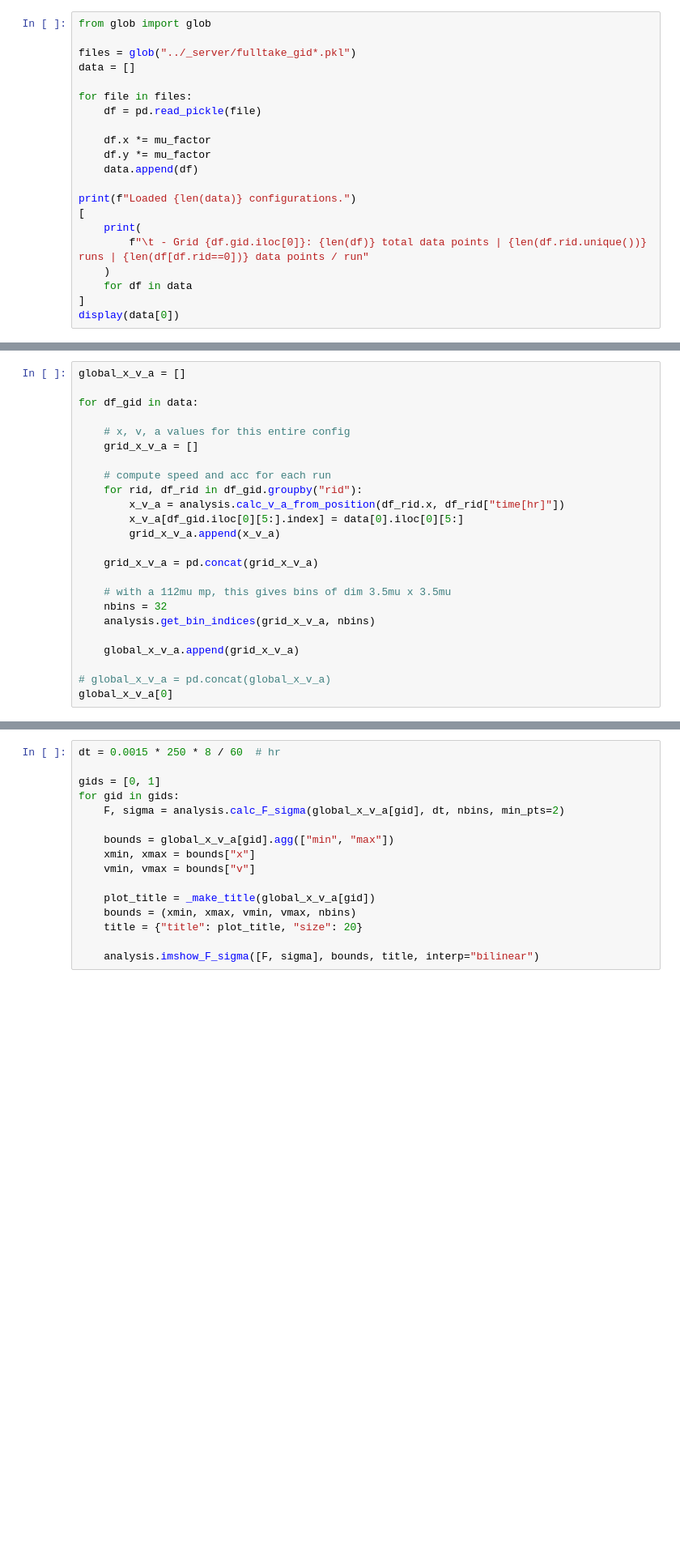
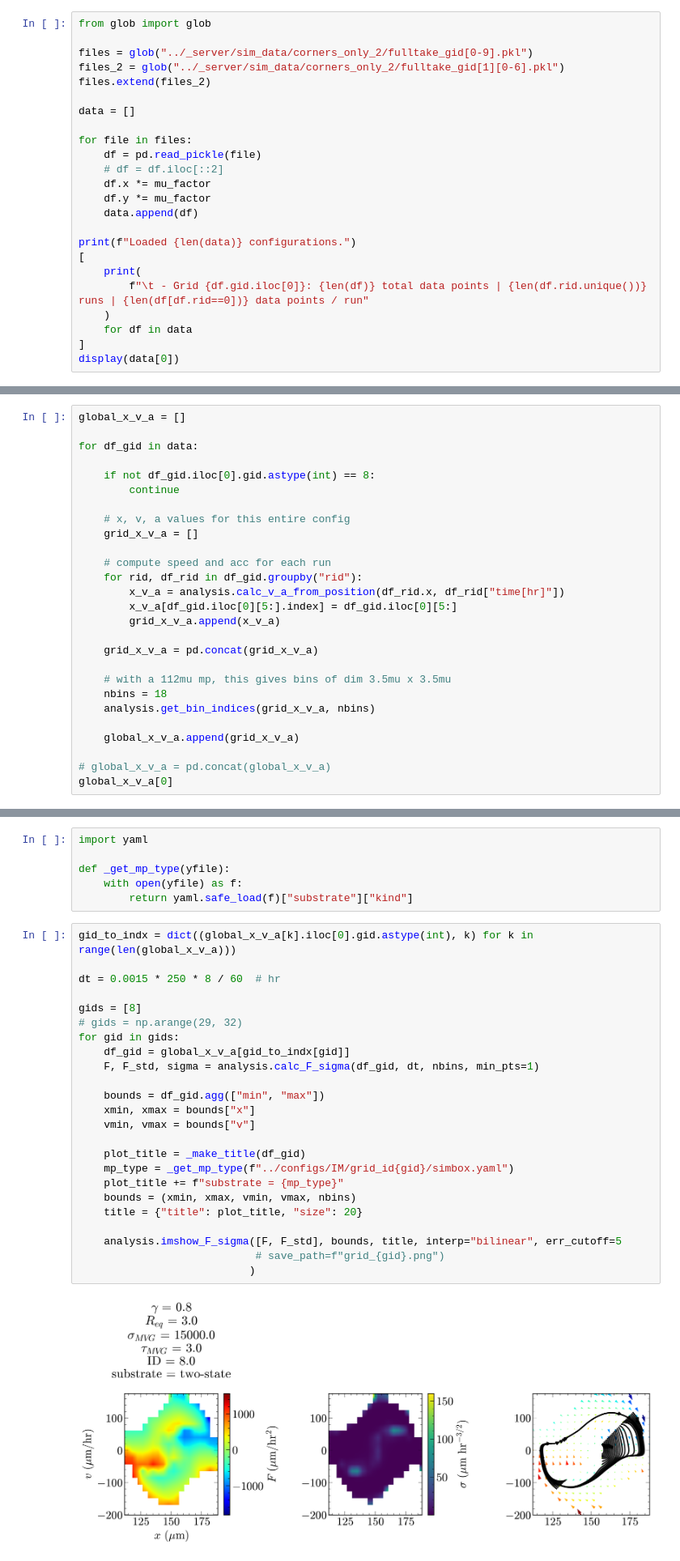
Before and after one commit to pedromzadeh/hopper, a Jupyter notebook: driver/process_sims.ipynb, the cells around one changed output, grey strips where cells are left out. Shown: that part at 81% size. Drawn from its saved outputs; the diff is of its cells as text; blank space fills up the shorter version.

```diff
--- a/driver/process_sims.ipynb
+++ b/driver/process_sims.ipynb
@@ -18,12 +18,15 @@ min_factor = 8  # conversion to minutes
 # %%
 from glob import glob
 
-files = glob("../_server/fulltake_gid*.pkl")
+files = glob("../_server/sim_data/corners_only_2/fulltake_gid[0-9].pkl")
+files_2 = glob("../_server/sim_data/corners_only_2/fulltake_gid[1][0-6].pkl")
+files.extend(files_2)
+
 data = []
 
 for file in files:
     df = pd.read_pickle(file)
-
+    # df = df.iloc[::2]
     df.x *= mu_factor
     df.y *= mu_factor
     data.append(df)
@@ -43,6 +78,9 @@ display(data[0])
 global_x_v_a = []
 
 for df_gid in data:
+
+    if not df_gid.iloc[0].gid.astype(int) == 8:
+        continue
 
     # x, v, a values for this entire config
     grid_x_v_a = []
@@ -50,13 +88,13 @@ for df_gid in data:
     # compute speed and acc for each run
     for rid, df_rid in df_gid.groupby("rid"):
         x_v_a = analysis.calc_v_a_from_position(df_rid.x, df_rid["time[hr]"])
-        x_v_a[df_gid.iloc[0][5:].index] = data[0].iloc[0][5:]
+        x_v_a[df_gid.iloc[0][5:].index] = df_gid.iloc[0][5:]
         grid_x_v_a.append(x_v_a)
 
     grid_x_v_a = pd.concat(grid_x_v_a)
 
     # with a 112mu mp, this gives bins of dim 3.5mu x 3.5mu
-    nbins = 32
+    nbins = 18
     analysis.get_bin_indices(grid_x_v_a, nbins)
 
     global_x_v_a.append(grid_x_v_a)
@@ -84,16 +140,32 @@ def _make_title(df):
+# %%
+import yaml
+
+def _get_mp_type(yfile):
+    with open(yfile) as f:
+        return yaml.safe_load(f)["substrate"]["kind"]
 # %%
+gid_to_indx = dict((global_x_v_a[k].iloc[0].gid.astype(int), k) for k in range(len(global_x_v_a)))
+
 dt = 0.0015 * 250 * 8 / 60  # hr
 
-gids = [0, 1]
+gids = [8]
+# gids = np.arange(29, 32)
 for gid in gids:
-    F, sigma = analysis.calc_F_sigma(global_x_v_a[gid], dt, nbins, min_pts=2)
+    df_gid = global_x_v_a[gid_to_indx[gid]]
+    F, F_std, sigma = analysis.calc_F_sigma(df_gid, dt, nbins, min_pts=1)
 
-    bounds = global_x_v_a[gid].agg(["min", "max"])
+    bounds = df_gid.agg(["min", "max"])
     xmin, xmax = bounds["x"]
     vmin, vmax = bounds["v"]
 
-    plot_title = _make_title(global_x_v_a[gid])
+    plot_title = _make_title(df_gid)
+    mp_type = _get_mp_type(f"../configs/IM/grid_id{gid}/simbox.yaml")
+    plot_title += f"substrate = {mp_type}"
     bounds = (xmin, xmax, vmin, vmax, nbins)
     title = {"title": plot_title, "size": 20}
 
-    analysis.imshow_F_sigma([F, sigma], bounds, title, interp="bilinear")
+    analysis.imshow_F_sigma([F, F_std], bounds, title, interp="bilinear", err_cutoff=5
+                            # save_path=f"grid_{gid}.png")
+                           )
+# %% [output]
+[figure, added]
```
Also changed, not shown: parts of 6 cells of this notebook.
